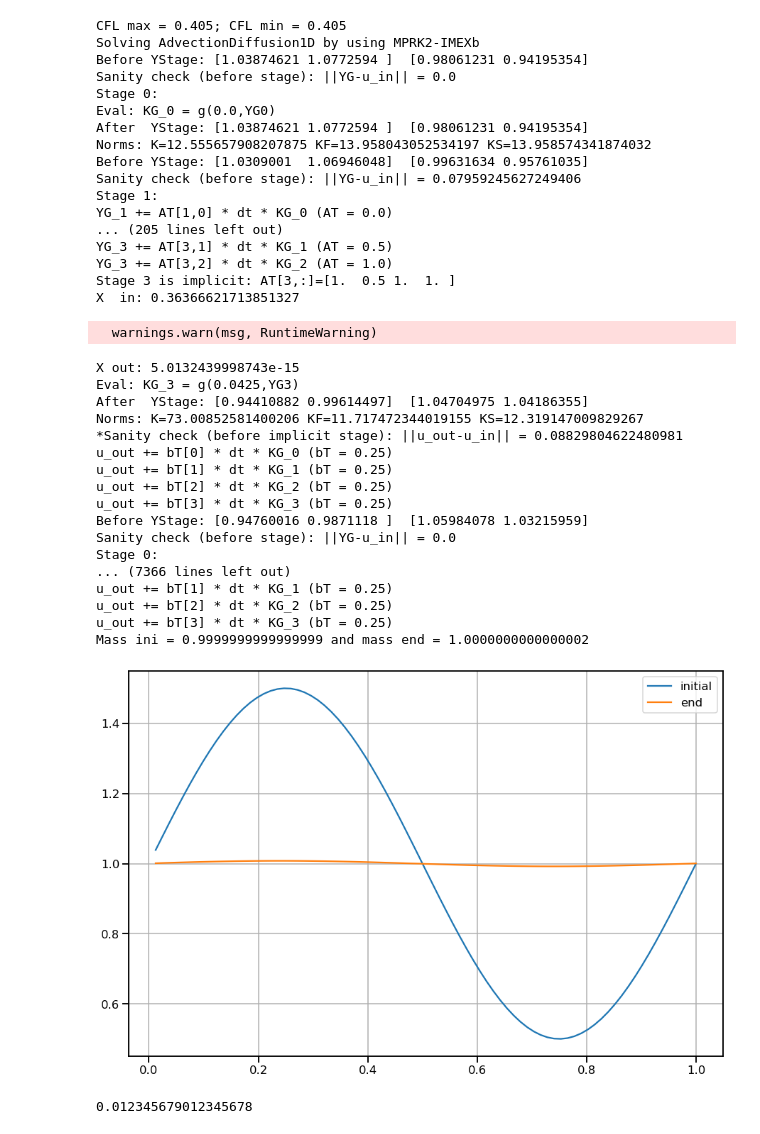
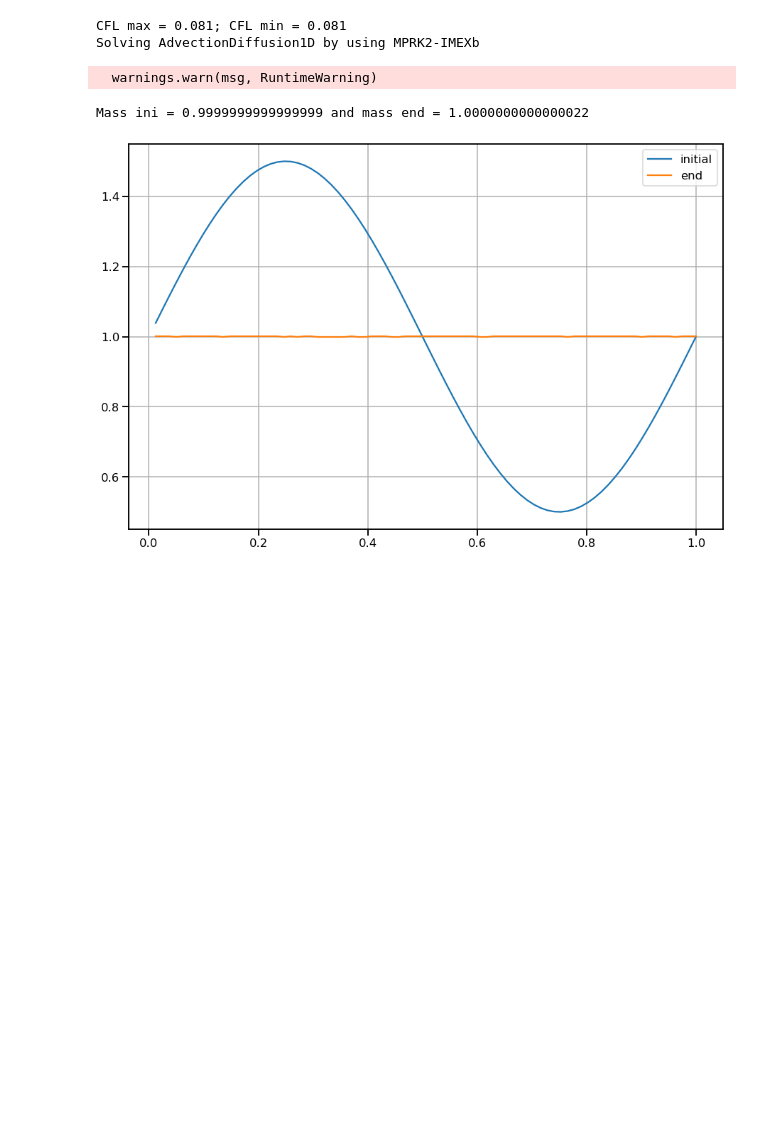
Before and after one commit to emconsta/desolve, a Jupyter notebook: notebooks/TestMRIMEXAdvectionDiffusion1D.ipynb, the cells around one changed output. Saved outputs shown, nothing was run; the diff lists cells and outputs as text; code cells hidden in the pictures; blank space fills up the shorter version.

Commit message:
more work on MR-IMEX

```diff
--- a/notebooks/TestMRIMEXAdvectionDiffusion1D.ipynb
+++ b/notebooks/TestMRIMEXAdvectionDiffusion1D.ipynb
@@ -21,7 +21,7 @@ Flux_cv[:]=1.
 Flux_cv[0,5:int(mx/2.)-5]=1.
 
 pde_problem_setup={'mx':mx,'n':1,'Flux':'linear-advection','Flux_cv':Flux_cv,'BC':'periodic',
-                   'x_min':0.,'x_max':1.,'kappa':.1}
+                   'x_min':0.,'x_max':1.,'kappa':1.}
 rhs_e, rhs_i, u_ini, problem_setup, problem= ProblemsPDE('AdvectionDiffusion1D',pde_problem_setup)#('Navier-Stokes2D')
 solver.setup(keep_history=True)
 solver.set_function_context(problem_setup['context'])
@@ -33,6 +33,7 @@ solver.set_rhs({'imex_explicit':problem.rhs_e,'imex_implicit':problem.rhs_mr_imp
 
 #solver.set_method('RK4')
 solver.set_method('MPRK2-IMEXb')
+#solver.set_method('MPRK2-RK3SSPHig-IMEX')
 #solver.set_method('ARK2c')
 #solver.set_method('ARK-IMEX-MR4-Slow')
 #solver.set_method('ARK-IMEX-MR4')
@@ -42,7 +43,7 @@ solver.set_method('MPRK2-IMEXb')
 #else:
 #    solver.set_rhs(rhs_e)
 
-problem_setup['DT']=0.005
+problem_setup['DT']=0.001
 problem_setup['T_DURATION']['end']=1.
 print("CFL max = {:g}; CFL min = {:g}".format(np.max(pde_problem_setup['Flux_cv'])*problem_setup['DT']/problem_setup['context']['dx'],np.min(pde_problem_setup['Flux_cv'])*problem_setup['DT']/problem_setup['context']['dx']))
 mass_ini=problem.TotalMass(problem.unvectorize(u_ini,problem_setup['context']))
@@ -51,68 +52,33 @@ solver.set_duration(t_start=problem_setup['T_DURATION']['start'],
                     dt=problem_setup['DT'])
 print('Solving {:} by using {:}'.format(problem_setup['name'],solver.get_method_name()))
 
 solver.solve()
 
 t,u=solver.get_trajectory()
 u_end=solver.get_solution()
 mass_end=problem.TotalMass(problem.unvectorize(u_end,problem_setup['context']))
 #u=solver.get_solution()
 
 print("Mass ini = {:} and mass end = {:}".format(mass_ini,mass_end))
 
 unvec=problem_setup['context']['unvectorize']
 time_idx=0
 y_ini=np.squeeze(unvec(u[:,time_idx],problem_setup['context']))
 y_end=np.squeeze(unvec(u[:,-1],problem_setup['context']))
 
 mx=problem_setup['context']['mx']
 n=problem_setup['context']['n']
 x_coord=problem_setup['context']['x_coord']
 
 fig = plt.figure(figsize=(15, 10))
 plt.plot(x_coord,y_ini,label='initial')
 plt.plot(x_coord,y_end,label='end')
 plt.legend()
 plt.grid('both')
 plt.show()
 # %% [output]
-CFL max = 0.405; CFL min = 0.405
+CFL max = 0.081; CFL min = 0.081
 Solving AdvectionDiffusion1D by using MPRK2-IMEXb
-Before YStage: [1.03874621 1.0772594 ]  [0.98061231 0.94195354]
-Sanity check (before stage): ||YG-u_in|| = 0.0
-Stage 0:
-Eval: KG_0 = g(0.0,YG0)
-After  YStage: [1.03874621 1.0772594 ]  [0.98061231 0.94195354]
-Norms: K=12.555657908207875 KF=13.958043052534197 KS=13.958574341874032
-Before YStage: [1.0309001  1.06946048]  [0.99631634 0.95761035]
-Sanity check (before stage): ||YG-u_in|| = 0.07959245627249406
-Stage 1:
-YG_1 += AT[1,0] * dt * KG_0 (AT = 0.0)
-... (205 lines left out)
-YG_3 += AT[3,1] * dt * KG_1 (AT = 0.5)
-YG_3 += AT[3,2] * dt * KG_2 (AT = 1.0)
-Stage 3 is implicit: AT[3,:]=[1.  0.5 1.  1. ]
-X  in: 0.36366621713851327
   warnings.warn(msg, RuntimeWarning)
-X out: 5.0132439998743e-15
-Eval: KG_3 = g(0.0425,YG3)
-After  YStage: [0.94410882 0.99614497]  [1.04704975 1.04186355]
-Norms: K=73.00852581400206 KF=11.717472344019155 KS=12.319147009829267
-*Sanity check (before implicit stage): ||u_out-u_in|| = 0.08829804622480981
-u_out += bT[0] * dt * KG_0 (bT = 0.25)
-u_out += bT[1] * dt * KG_1 (bT = 0.25)
-u_out += bT[2] * dt * KG_2 (bT = 0.25)
-u_out += bT[3] * dt * KG_3 (bT = 0.25)
-Before YStage: [0.94760016 0.9871118 ]  [1.05984078 1.03215959]
-Sanity check (before stage): ||YG-u_in|| = 0.0
-Stage 0:
-... (7366 lines left out)
-u_out += bT[1] * dt * KG_1 (bT = 0.25)
-u_out += bT[2] * dt * KG_2 (bT = 0.25)
-u_out += bT[3] * dt * KG_3 (bT = 0.25)
-Mass ini = 0.9999999999999999 and mass end = 1.0000000000000002
+Mass ini = 0.9999999999999999 and mass end = 1.0000000000000022
-[figure, old version]
+[figure, new version]
-# %%
-problem_setup['context']['dx']
-# %% [output]
-0.012345679012345678
```
Also changed, not shown: parts of 5 cells of this notebook, 3 other files.
